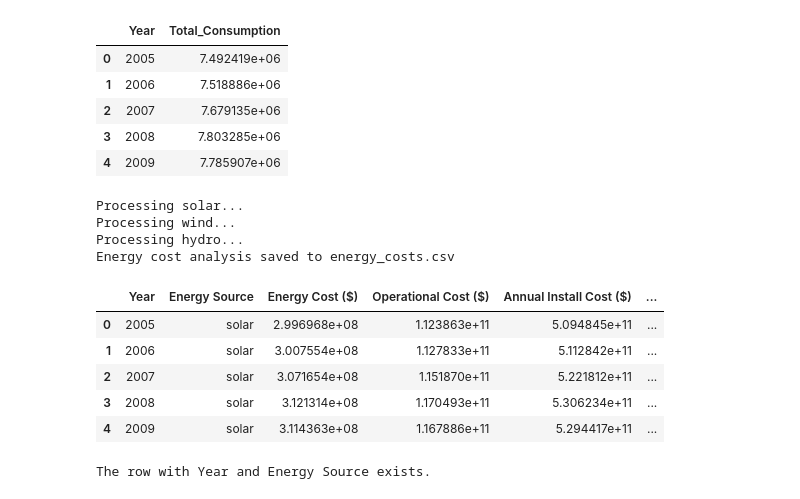
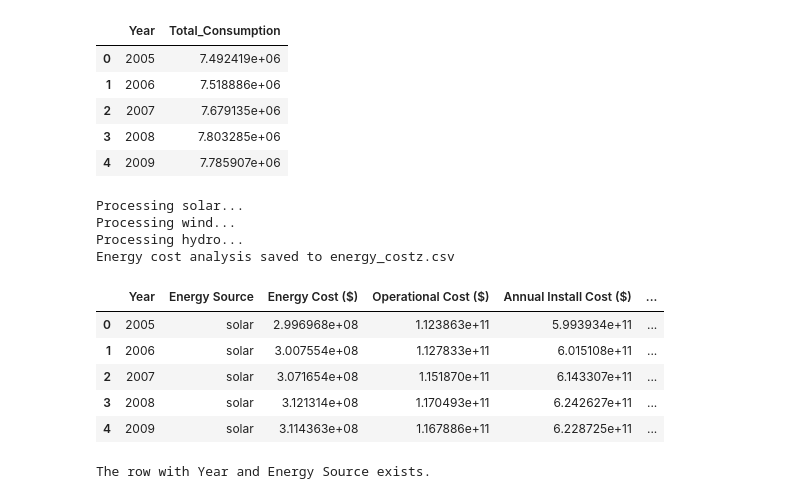
Before and after one commit to DamarTheMunginizer/New-York-State-Energy-Consumption, a Jupyter notebook: data/cost_analysis_per_year.ipynb, the cells around one changed output. Drawn from its saved outputs; the diff is of its cells as text; code cells hidden in the pictures.

Commit message:
Cost analysis

```diff
--- a/data/cost_analysis_per_year.ipynb
+++ b/data/cost_analysis_per_year.ipynb
@@ -119,14 +119,14 @@ def calculate_and_save_energy_costs(pwr, output_filename="energy_costs.csv"):
             "op_cost_per_mwh": 15000,       # Average of $10,000 - $20,000 per MW
             "lcoe": 40,                     #Average of $20 - $60 per MWh
             "lifespan": 25,                 # years
-            "incentive_per_mw": 300000      # 30% ITC on $1,000,000 average installation per MW
+            "incentive_per_mw": .30      # 30% ITC on $1,000,000 average installation per MW
         },
         "wind": {
             "install_cost_per_mw": 1850000,  # Average of $1,200,000 - $2,500,000 per MW
             "op_cost_per_mwh": 20000,       # Average of $10,000 - $30,000 per MWh
             "lcoe": 45,                     # Average of $30 - $60 per MWh
             "lifespan": 22,                 # Average of 20-25 years
-            "incentive_per_mw": 250000      # PTC: $25 per MWh for 10 years, ~10,000 MWh/MW
+            "incentive_per_mw": .25      # PTC: $25 per MWh for 10 years, ~10,000 MWh/MW
         },
         "hydro": {
             "install_cost_per_mw": 3000000,  # Average of $1,000,000 - $5,000,000 per MW
@@ -173,21 +173,21 @@ def calculate_and_save_energy_costs(pwr, output_filename="energy_costs.csv"):
     return results
 # %%
 # Run the function on the dataset
-energy_costs = calculate_and_save_energy_costs(pwr, output_filename="energy_costs.csv")
+energy_costz = calculate_and_save_energy_costs(pwr, output_filename="energy_costz.csv")
 # %% [output]
 Processing solar...
 Processing wind...
 Processing hydro...
-Energy cost analysis saved to energy_costs.csv
+Energy cost analysis saved to energy_costz.csv
 # %%
 # Check the saved dataset
-energy_costs.head()
+energy_costz.head()
 # %% [output]
 |  | Year | Energy Source | Energy Cost ($) | Operational Cost ($) | Annual Install Cost ($) | ... |
-| 0 | 2005 | solar | 2.996968e+08 | 1.123863e+11 | 5.094845e+11 | ... |
-| 1 | 2006 | solar | 3.007554e+08 | 1.127833e+11 | 5.112842e+11 | ... |
-| 2 | 2007 | solar | 3.071654e+08 | 1.151870e+11 | 5.221812e+11 | ... |
-| 3 | 2008 | solar | 3.121314e+08 | 1.170493e+11 | 5.306234e+11 | ... |
-| 4 | 2009 | solar | 3.114363e+08 | 1.167886e+11 | 5.294417e+11 | ... |
+| 0 | 2005 | solar | 2.996968e+08 | 1.123863e+11 | 5.993934e+11 | ... |
+| 1 | 2006 | solar | 3.007554e+08 | 1.127833e+11 | 6.015108e+11 | ... |
+| 2 | 2007 | solar | 3.071654e+08 | 1.151870e+11 | 6.143307e+11 | ... |
+| 3 | 2008 | solar | 3.121314e+08 | 1.170493e+11 | 6.242627e+11 | ... |
+| 4 | 2009 | solar | 3.114363e+08 | 1.167886e+11 | 6.228725e+11 | ... |
 # %%
 # Load the dataset
```
Also changed, not shown: parts of 1 cell of this notebook.
